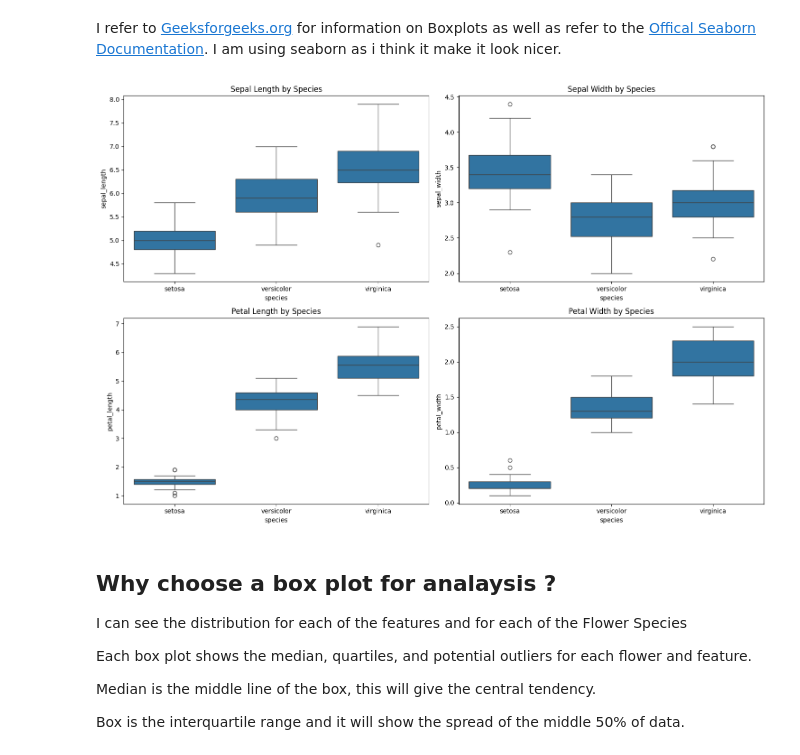
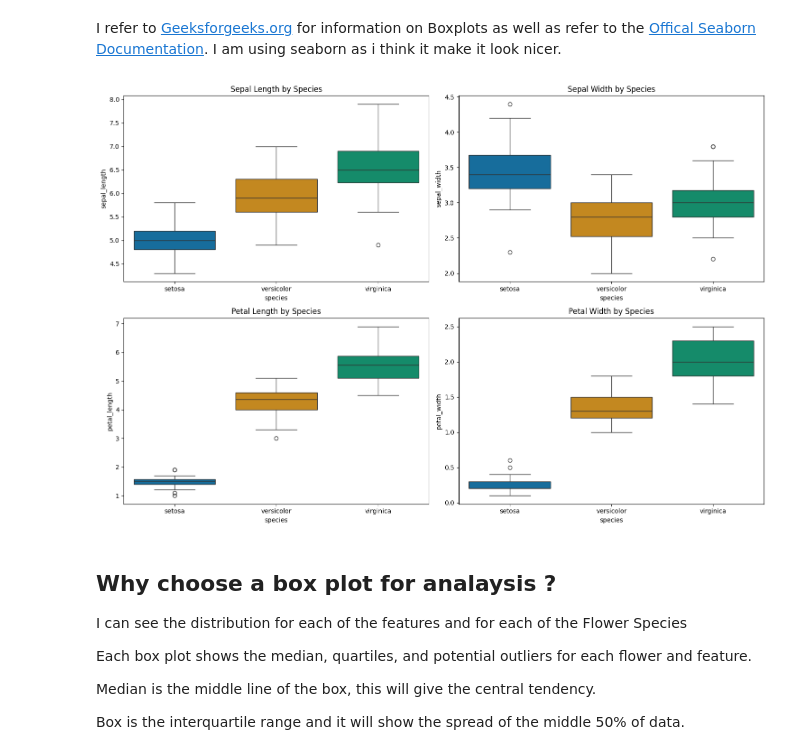
Before and after one commit to LDonn32/pands-project, a Jupyter notebook: analysis.ipynb, the cells around one changed output. Saved outputs shown, nothing was run; the diff lists cells and outputs as text; code cells hidden in the pictures.

```diff
--- a/analysis.ipynb
+++ b/analysis.ipynb
@@ -702,40 +700,43 @@ plt.figure(figsize=(15, 10))
 
 # The first subplot generates the sepal length for each species.
 
+# I am using the Colourblind palette to make it more accessible.
+# See: https://seaborn.pydata.org/tutorial/color_palettes.html
+
 plt.subplot(2, 2, 1)
-sns.boxplot(data=iris, x='species', y=features[0])
+sns.boxplot(data=iris, x='species', y=features[0], hue="species", palette="colorblind")
 plt.title(f'{features[0].replace("_", " ").title()} by Species')
-
 
 # The second subplot generates the sepal width for each species.
 
 plt.subplot(2, 2, 2)
-sns.boxplot(data=iris, x='species', y=features[1])
+sns.boxplot(data=iris, x='species', y=features[1],hue="species", palette="colorblind")
+
 plt.title(f'{features[1].replace("_", " ").title()} by Species')
 
 # The third subplot generates the petal length for each species.
 
 plt.subplot(2, 2, 3)
-sns.boxplot(data=iris, x='species', y=features[2])
+sns.boxplot(data=iris, x='species', y=features[2], hue="species", palette="colorblind")
 plt.title(f'{features[2].replace("_", " ").title()} by Species')
 
 # The fourth subplot generates the petal width for each species.
 
 plt.subplot(2, 2, 4)
-sns.boxplot(data=iris, x='species', y=features[3])
+sns.boxplot(data=iris, x='species', y=features[3], hue="species", palette="colorblind")
 plt.title(f'{features[3].replace("_", " ").title()} by Species')
 
 # Adjust the layout to prevent overlap.
 # See: https://matplotlib.org/stable/api/_as_gen/matplotlib.pyplot.tight_layout.html
 # This will make sure the subplots are nice and tidy and not going to interfere with each other.
 
 plt.tight_layout()
 
 # Show the boxplots.
 
 plt.show()
 # %% [output]
-[figure, old version]
+[figure, new version]
 # %% [markdown]
  ## Why choose a box plot for analaysis ?
 
```
Also changed, not shown: parts of 22 cells of this notebook.
